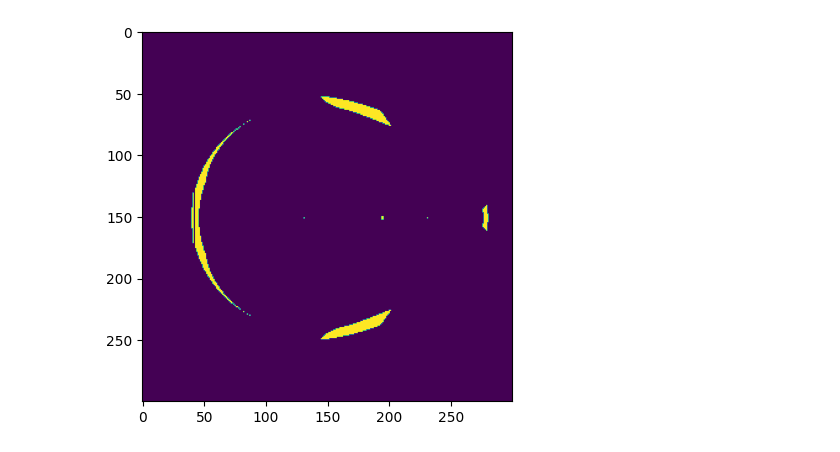
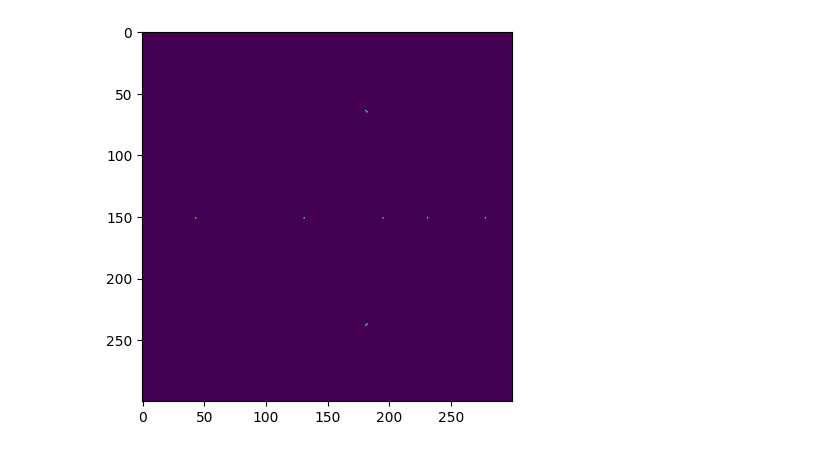
Before and after one commit to ZhizhchenkoA/Mechanic_Project, a Jupyter notebook: Z.ipynb, the cells around one changed output. Cells and saved outputs as stored; diff of their text form; code cells hidden in the pictures.

```diff
--- a/Z.ipynb
+++ b/Z.ipynb
@@ -13,25 +37,28 @@ def f(x, y):
 # %%
+
 lim_x_min, lim_x_max = -1.5, 1.5
 step_x = 0.01
 lim_y_min, lim_y_max = -1.5, 1.5
 step_y = 0.01
 mx = np.arange(lim_x_min, lim_x_max, step_x)
 my = np.arange(lim_y_min, lim_y_max, step_y)
 ans_x, ans_y = np.array([]), np.array([])
 xg, yg = [], []
-epsilon = 1e-6
+epsilon = 0
+
 for x in tqdm(mx):
   for y in my:
     if (f(x, y) - f(x - step_x, y)) * (f(x + step_x, y) - f(x, y)) < epsilon and \
      (f(x, y) - f(x, y - step_y)) * (f(x, y + step_y) - f(x, y)) < epsilon:
         ans_x = np.append(ans_x, x)
         ans_y = np.append(ans_y, y)
         xg.append(int((lim_x_min + x) * (1 / step_x)))
         yg.append(int((lim_y_min + y) * (1 / step_y)))
+
 k = int((lim_x_max - lim_x_min) / step_x)
 arr = np.zeros((k, k))
 arr[yg, xg] = 1
 plt.imshow(arr)
 plt.show()
 # %% [output]
-[figure, old version]
+[figure, new version]
```
Also changed, not shown: parts of 7 cells of this notebook.
